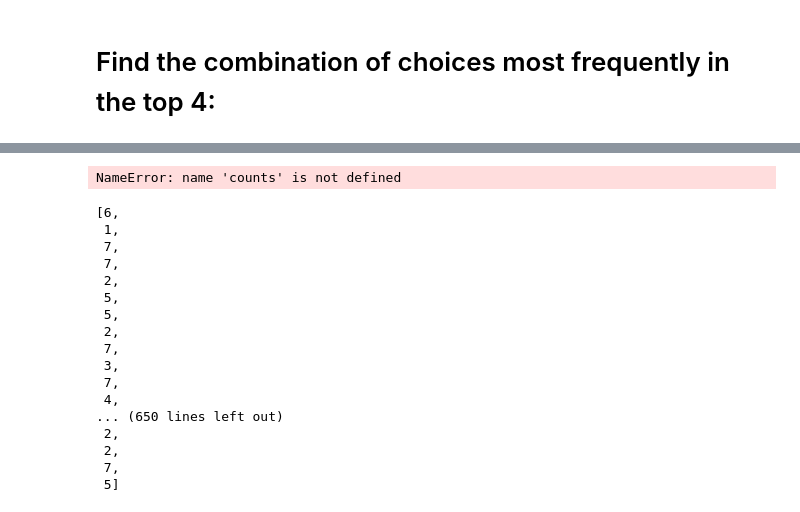
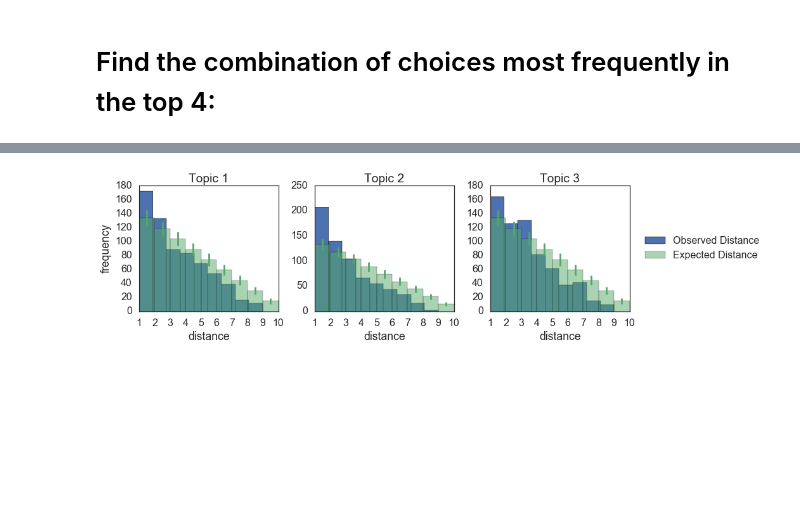
Before and after one commit to NickHoernle/group-mediator-bot, a Jupyter notebook: experiment/Experiment.ipynb, the cells around one changed output, grey strips where cells are left out. Saved outputs shown, nothing was run; the diff lists cells and outputs as text; code cells hidden in the pictures; blank space fills up the shorter version.

```diff
--- a/experiment/Experiment.ipynb
+++ b/experiment/Experiment.ipynb
@@ -683,7 +632,3 @@ plt.show()
-# %%
-means = np.array(counts).mean(axis=0)
-# %% [output]
-NameError: name 'counts' is not defined
 # %%
 result = []
 for i in range(10000):
@@ -712,26 +657,6 @@ for i in range(10000):
 # plt.hist(dist, bins=8)
 # plt.xlim([0,9])
 # # plt.ylim([0,9])
-# %%
-result[0]
-# %% [output]
-[6,
- 1,
- 7,
- 7,
- 2,
- 5,
- 5,
- 2,
- 7,
- 3,
- 7,
- 4,
-... (650 lines left out)
- 2,
- 2,
- 7,
- 5]
 # %%
 # for i in result:
 import collections
@@ -741,3 +666,51 @@ for i in result:
 # %%
 means = np.array(counts).mean(axis=0)
 stds = np.array(counts).std(axis=0)
+# %%
+import itertools
+count_of_ones = []
+
+fig, axes = plt.subplots(1,3,figsize=(12,4))
+for k, (ax, question) in enumerate(zip(axes, ['question1','question2','question3'])):
+
+    res = dict()
+    dist = []
+
+#     question = 'question1'
+
+    for ix, group in data_df[question].groupby('qustion_type'):
+#         print(group.shape)
+        gp = group[[1,2,3,4,5,6,7,8,9,10]]
+
+        for i, row in gp.iterrows():
+#             print(row.sort_values())
+            for window in np.concatenate([np.arange(0,3), np.arange(5,8)]):
+
+                top3 = row.sort_values().index[window:window+3]
+#                 print(top3)
+                for perm in itertools.combinations(top3, 2):
+
+                    if (tuple(perm) in res):
+                        res[tuple(perm)] += 1
+                    elif tuple([perm[1], perm[0]]) in res:
+                        res[tuple([perm[1], perm[0]])] += 1
+                    else:
+                        res[tuple(perm)] = 1
+
+                    dist.append(np.abs(perm[0] - perm[1]))
+
+    count_of_ones.append(np.sum(np.array(dist) == 1))
+    ax.hist(dist, bins=9, label='Observed Distance')
+    ax.set_title('Topic {}'.format(k+1))
+    ax.set_xlabel('distance')
+    if k == 0:
+        ax.set_ylabel('frequency')
+
+    ax.bar(np.arange(1,10),means, yerr=stds, color=colours[1], alpha=0.5, width=1, label='Expected Distance')
+
+ax.legend(loc='center right', bbox_to_anchor=(2, 0.5), fontsize=16)
+
+fig.tight_layout()
+plt.show()
+# %% [output]
+[figure, added]
```
Also changed, not shown: parts of 15 cells of this notebook.
